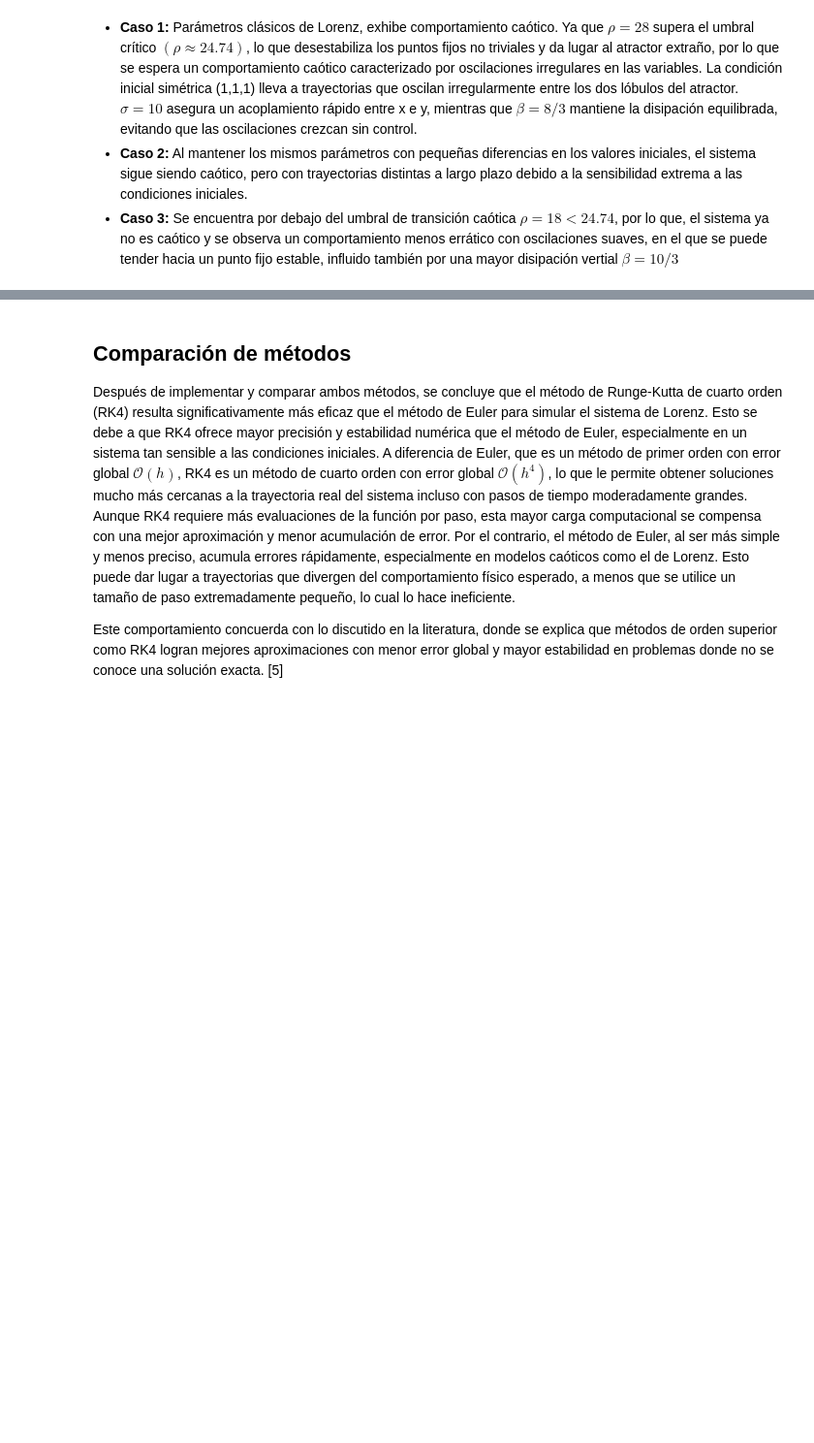
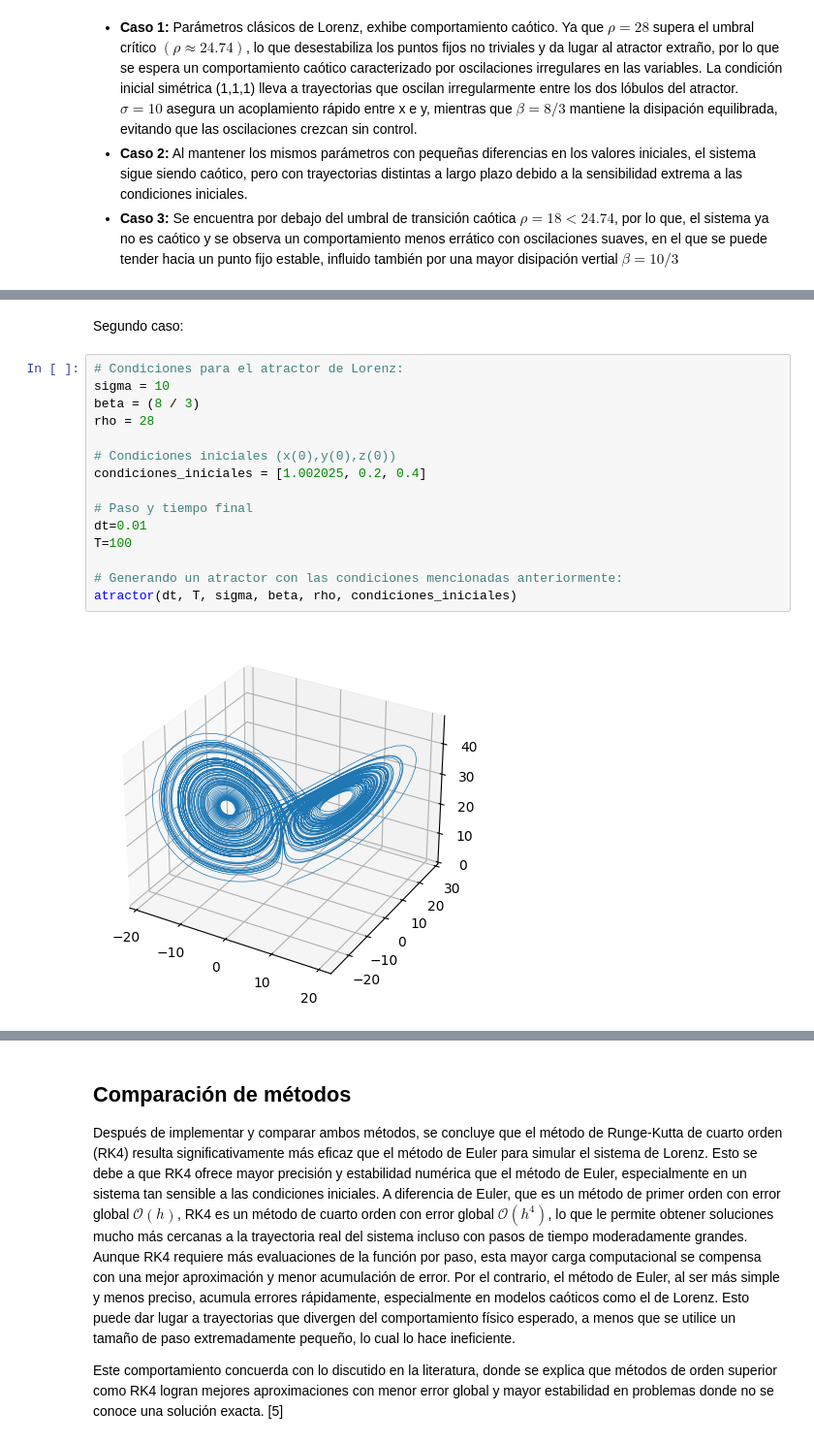
Before and after one commit to EmelyChavez/newtonians-proyecto2, a Jupyter notebook: proyecto.ipynb, the cells around one changed output, grey strips where cells are left out. Shown at 97% size. Cells and saved outputs as stored; diff of their text form; blank space fills up the shorter version.

```diff
--- a/proyecto.ipynb
+++ b/proyecto.ipynb
@@ -237,0 +492,19 @@ $\beta$ Representa la tasa de disipación vertical. En cuanto menor sea el valor
+# %% [markdown]
+Segundo caso:
+# %%
+# Condiciones para el atractor de Lorenz:
+sigma = 10
+beta = (8 / 3)
+rho = 28
+
+# Condiciones iniciales (x(0),y(0),z(0))
+condiciones_iniciales = [1.002025, 0.2, 0.4]
+
+# Paso y tiempo final
+dt=0.01
+T=100
+
+# Generando un atractor con las condiciones mencionadas anteriormente:
+atractor(dt, T, sigma, beta, rho, condiciones_iniciales)
+# %% [output]
+[figure, added]
```
Also changed, not shown: parts of 83 cells of this notebook.
